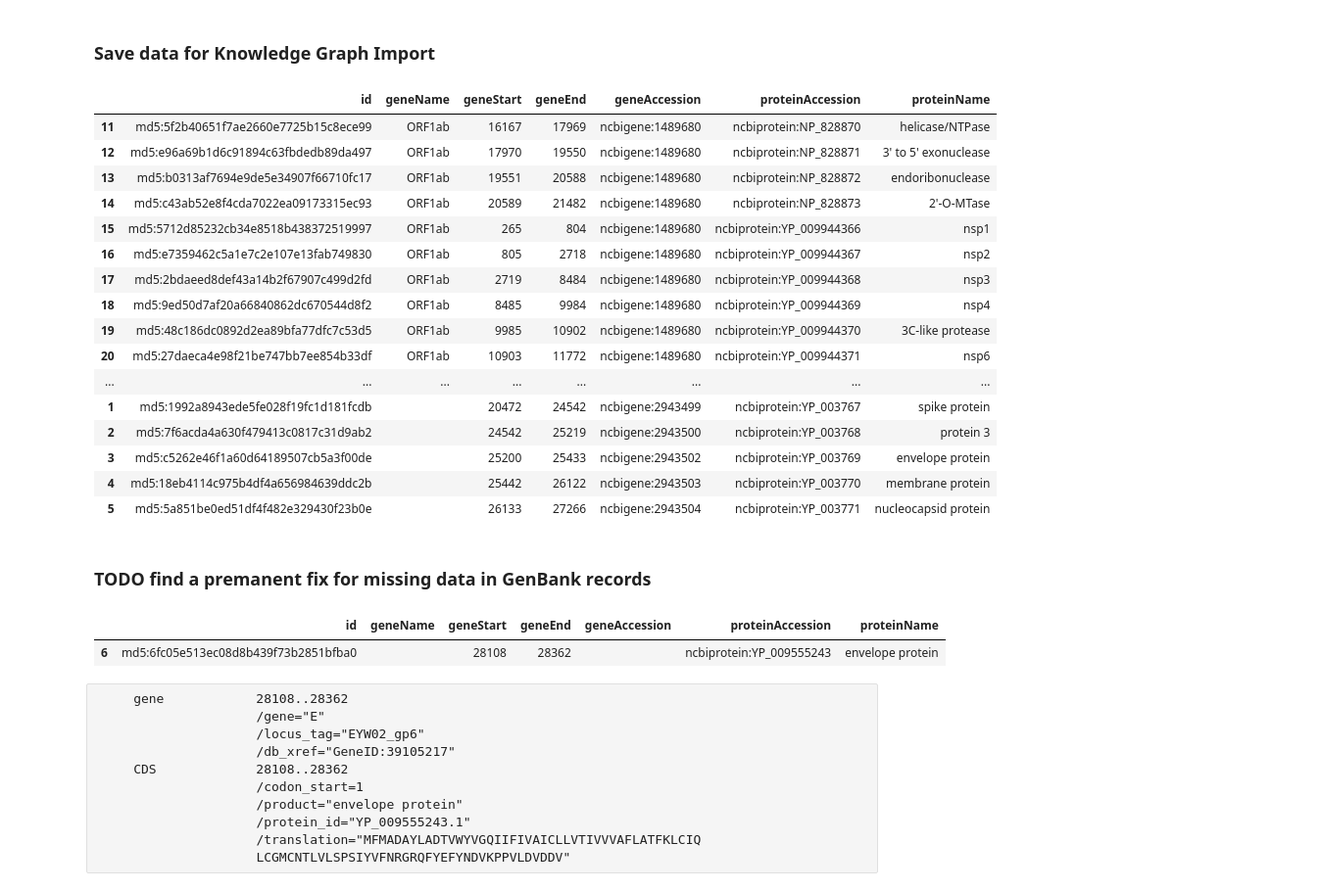
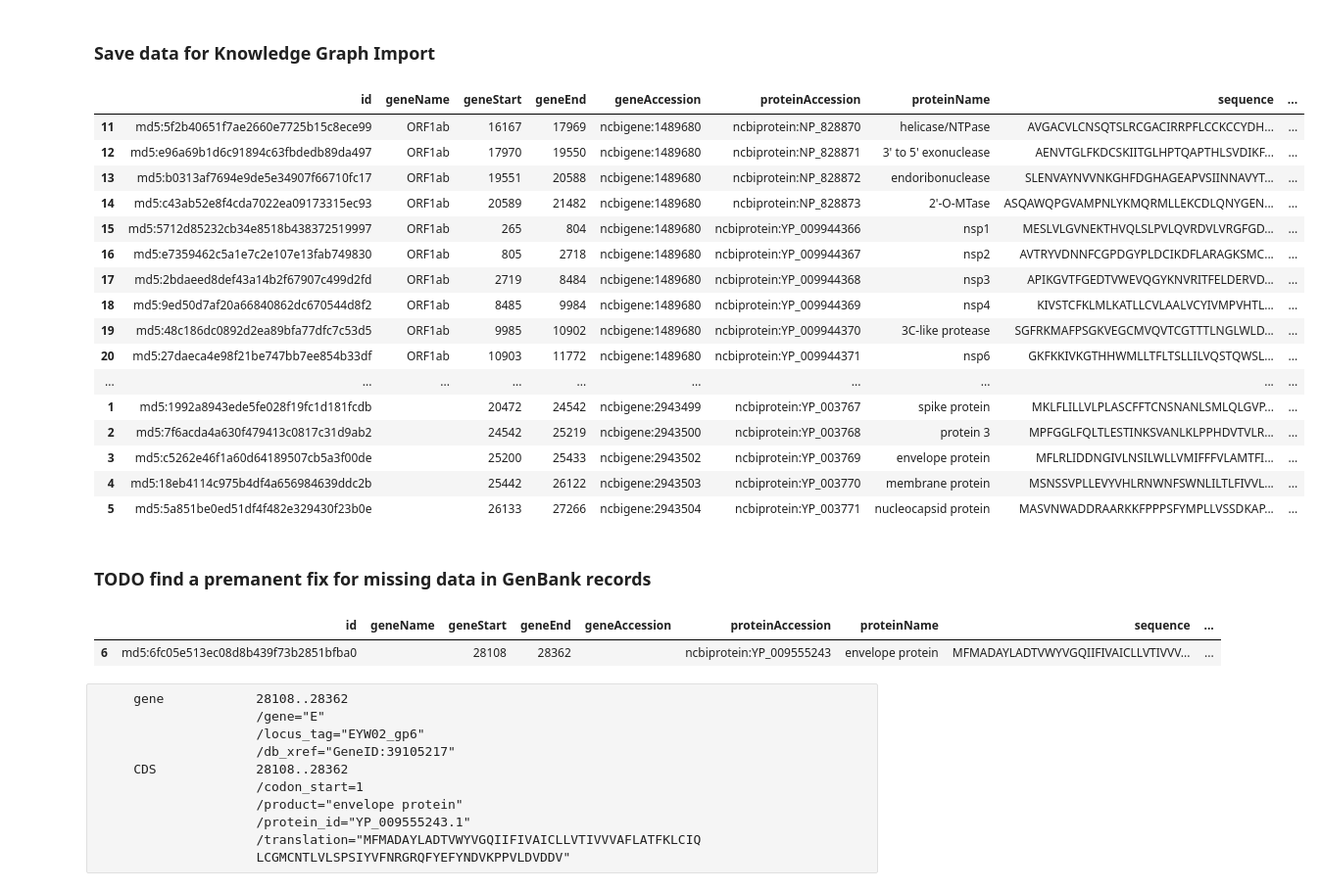
Before and after one commit to covid-19-net/covid-19-community, a Jupyter notebook: notebooks/dataprep/01b-NCBIGeneProtein.ipynb, the cells around one changed output. Shown at 98% size. Cells and saved outputs as stored; diff of their text form; code cells hidden in the pictures.

```diff
--- a/notebooks/dataprep/01b-NCBIGeneProtein.ipynb
+++ b/notebooks/dataprep/01b-NCBIGeneProtein.ipynb
@@ -184,33 +184,33 @@ df.head()
 # %% [markdown]
 ### Save data for Knowledge Graph Import
 # %%
-df = df[['id', 'geneName', 'geneStart', 'geneEnd', 'geneAccession', 'proteinAccession', 'proteinName']]
+df = df[['id', 'geneName', 'geneStart', 'geneEnd', 'geneAccession', 'proteinAccession', 'proteinName', 'sequence', 'fullLength', 'taxonomyId']]
 df.tail(100)
 # %% [output]
-|  | id | geneName | geneStart | geneEnd | geneAccession | proteinAccession | proteinName |
-| 11 | md5:5f2b40651f7ae2660e7725b15c8ece99 | ORF1ab | 16167 | 17969 | ncbigene:1489680 | ncbiprotein:NP_828870 | helicase/NTPase |
-| 12 | md5:e96a69b1d6c91894c63fbdedb89da497 | ORF1ab | 17970 | 19550 | ncbigene:1489680 | ncbiprotein:NP_828871 | 3' to 5' exonuclease |
-| 13 | md5:b0313af7694e9de5e34907f66710fc17 | ORF1ab | 19551 | 20588 | ncbigene:1489680 | ncbiprotein:NP_828872 | endoribonuclease |
-| 14 | md5:c43ab52e8f4cda7022ea09173315ec93 | ORF1ab | 20589 | 21482 | ncbigene:1489680 | ncbiprotein:NP_828873 | 2'-O-MTase |
-| 15 | md5:5712d85232cb34e8518b438372519997 | ORF1ab | 265 | 804 | ncbigene:1489680 | ncbiprotein:YP_009944366 | nsp1 |
-| 16 | md5:e7359462c5a1e7c2e107e13fab749830 | ORF1ab | 805 | 2718 | ncbigene:1489680 | ncbiprotein:YP_009944367 | nsp2 |
-| 17 | md5:2bdaeed8def43a14b2f67907c499d2fd | ORF1ab | 2719 | 8484 | ncbigene:1489680 | ncbiprotein:YP_009944368 | nsp3 |
-| 18 | md5:9ed50d7af20a66840862dc670544d8f2 | ORF1ab | 8485 | 9984 | ncbigene:1489680 | ncbiprotein:YP_009944369 | nsp4 |
-| 19 | md5:48c186dc0892d2ea89bfa77dfc7c53d5 | ORF1ab | 9985 | 10902 | ncbigene:1489680 | ncbiprotein:YP_009944370 | 3C-like protease |
-| 20 | md5:27daeca4e98f21be747bb7ee854b33df | ORF1ab | 10903 | 11772 | ncbigene:1489680 | ncbiprotein:YP_009944371 | nsp6 |
-| ... | ... | ... | ... | ... | ... | ... | ... |
-| 1 | md5:1992a8943ede5fe028f19fc1d181fcdb |  | 20472 | 24542 | ncbigene:2943499 | ncbiprotein:YP_003767 | spike protein |
-| 2 | md5:7f6acda4a630f479413c0817c31d9ab2 |  | 24542 | 25219 | ncbigene:2943500 | ncbiprotein:YP_003768 | protein 3 |
-| 3 | md5:c5262e46f1a60d64189507cb5a3f00de |  | 25200 | 25433 | ncbigene:2943502 | ncbiprotein:YP_003769 | envelope protein |
-| 4 | md5:18eb4114c975b4df4a656984639ddc2b |  | 25442 | 26122 | ncbigene:2943503 | ncbiprotein:YP_003770 | membrane protein |
-| 5 | md5:5a851be0ed51df4f482e329430f23b0e |  | 26133 | 27266 | ncbigene:2943504 | ncbiprotein:YP_003771 | nucleocapsid protein |
+|  | id | geneName | geneStart | geneEnd | geneAccession | proteinAccession | proteinName | sequence | ... |
+| 11 | md5:5f2b40651f7ae2660e7725b15c8ece99 | ORF1ab | 16167 | 17969 | ncbigene:1489680 | ncbiprotein:NP_828870 | helicase/NTPase | AVGACVLCNSQTSLRCGACIRRPFLCCKCCYDH... | ... |
+| 12 | md5:e96a69b1d6c91894c63fbdedb89da497 | ORF1ab | 17970 | 19550 | ncbigene:1489680 | ncbiprotein:NP_828871 | 3' to 5' exonuclease | AENVTGLFKDCSKIITGLHPTQAPTHLSVDIKF... | ... |
+| 13 | md5:b0313af7694e9de5e34907f66710fc17 | ORF1ab | 19551 | 20588 | ncbigene:1489680 | ncbiprotein:NP_828872 | endoribonuclease | SLENVAYNVVNKGHFDGHAGEAPVSIINNAVYT... | ... |
+| 14 | md5:c43ab52e8f4cda7022ea09173315ec93 | ORF1ab | 20589 | 21482 | ncbigene:1489680 | ncbiprotein:NP_828873 | 2'-O-MTase | ASQAWQPGVAMPNLYKMQRMLLEKCDLQNYGEN... | ... |
+| 15 | md5:5712d85232cb34e8518b438372519997 | ORF1ab | 265 | 804 | ncbigene:1489680 | ncbiprotein:YP_009944366 | nsp1 | MESLVLGVNEKTHVQLSLPVLQVRDVLVRGFGD... | ... |
+| 16 | md5:e7359462c5a1e7c2e107e13fab749830 | ORF1ab | 805 | 2718 | ncbigene:1489680 | ncbiprotein:YP_009944367 | nsp2 | AVTRYVDNNFCGPDGYPLDCIKDFLARAGKSMC... | ... |
+| 17 | md5:2bdaeed8def43a14b2f67907c499d2fd | ORF1ab | 2719 | 8484 | ncbigene:1489680 | ncbiprotein:YP_009944368 | nsp3 | APIKGVTFGEDTVWEVQGYKNVRITFELDERVD... | ... |
+| 18 | md5:9ed50d7af20a66840862dc670544d8f2 | ORF1ab | 8485 | 9984 | ncbigene:1489680 | ncbiprotein:YP_009944369 | nsp4 | KIVSTCFKLMLKATLLCVLAALVCYIVMPVHTL... | ... |
+| 19 | md5:48c186dc0892d2ea89bfa77dfc7c53d5 | ORF1ab | 9985 | 10902 | ncbigene:1489680 | ncbiprotein:YP_009944370 | 3C-like protease | SGFRKMAFPSGKVEGCMVQVTCGTTTLNGLWLD... | ... |
+| 20 | md5:27daeca4e98f21be747bb7ee854b33df | ORF1ab | 10903 | 11772 | ncbigene:1489680 | ncbiprotein:YP_009944371 | nsp6 | GKFKKIVKGTHHWMLLTFLTSLLILVQSTQWSL... | ... |
+| ... | ... | ... | ... | ... | ... | ... | ... | ... | ... |
+| 1 | md5:1992a8943ede5fe028f19fc1d181fcdb |  | 20472 | 24542 | ncbigene:2943499 | ncbiprotein:YP_003767 | spike protein | MKLFLILLVLPLASCFFTCNSNANLSMLQLGVP... | ... |
+| 2 | md5:7f6acda4a630f479413c0817c31d9ab2 |  | 24542 | 25219 | ncbigene:2943500 | ncbiprotein:YP_003768 | protein 3 | MPFGGLFQLTLESTINKSVANLKLPPHDVTVLR... | ... |
+| 3 | md5:c5262e46f1a60d64189507cb5a3f00de |  | 25200 | 25433 | ncbigene:2943502 | ncbiprotein:YP_003769 | envelope protein | MFLRLIDDNGIVLNSILWLLVMIFFFVLAMTFI... | ... |
+| 4 | md5:18eb4114c975b4df4a656984639ddc2b |  | 25442 | 26122 | ncbigene:2943503 | ncbiprotein:YP_003770 | membrane protein | MSNSSVPLLEVYVHLRNWNFSWNLILTLFIVVL... | ... |
+| 5 | md5:5a851be0ed51df4f482e329430f23b0e |  | 26133 | 27266 | ncbigene:2943504 | ncbiprotein:YP_003771 | nucleocapsid protein | MASVNWADDRAARKKFPPPSFYMPLLVSSDKAP... | ... |
 # %% [markdown]
 ### TODO find a premanent fix for missing data in GenBank records
 # %%
 df.query("geneAccession == ''")
 # %% [output]
-|  | id | geneName | geneStart | geneEnd | geneAccession | proteinAccession | proteinName |
-| 6 | md5:6fc05e513ec08d8b439f73b2851bfba0 |  | 28108 | 28362 |  | ncbiprotein:YP_009555243 | envelope protein |
+|  | id | geneName | geneStart | geneEnd | geneAccession | proteinAccession | proteinName | sequence | ... |
+| 6 | md5:6fc05e513ec08d8b439f73b2851bfba0 |  | 28108 | 28362 |  | ncbiprotein:YP_009555243 | envelope protein | MFMADAYLADTVWYVGQIIFIVAICLLVTIVVV... | ... |
 # %% [raw]
      gene            28108..28362
                      /gene="E"
```
Also changed, not shown: parts of 4 cells of this notebook, 6 other files.
